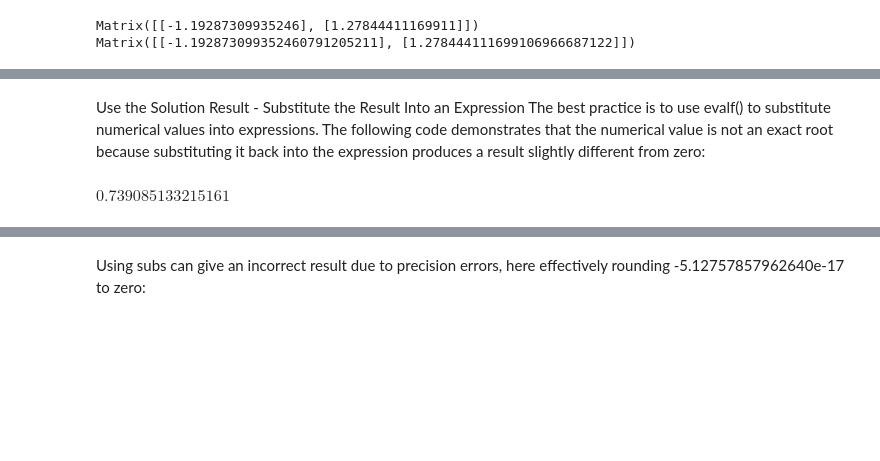
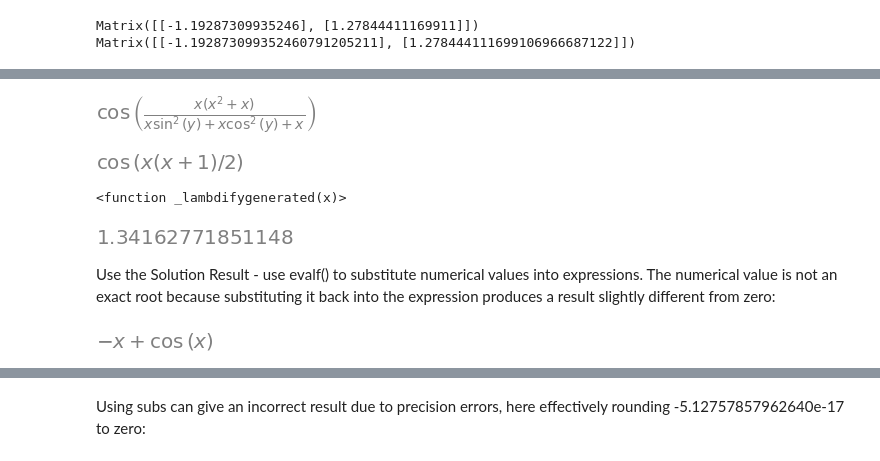
Before and after one commit to raywkhon/PyAstro, a Jupyter notebook: SymPy3.ipynb, the cells around one changed output, grey strips where cells are left out. Cells and saved outputs as stored; diff of their text form; code cells hidden in the pictures; blank space fills up the shorter version.

```diff
--- a/SymPy3.ipynb
+++ b/SymPy3.ipynb
@@ -117,11 +111,32 @@ sol.root
+# %%
+from sympy import simplify, cos, sin, lambdify
+from sympy.abc import x, y
+from scipy.optimize import root_scalar
+expr = cos(x * (x + x**2)/(x*sin(y)**2 + x*cos(y)**2 + x))
+expr
+# %% [output]
+[figure, added]
+# %%
+expr2 = simplify(expr) # 1. symbolically simplify expression
+expr2
+# %% [output]
+[figure, added]
+# %%
+lam_f = lambdify(x, cos(x*(x + 1)/2)) # 2. lambdify
+lam_f
+# %% [output]
+<function _lambdifygenerated(x)>
+# %%
+sol = root_scalar(lam_f, bracket=[0, 2]) # 3. numerically solve using SciPy
+sol.root
+# %% [output]
+[figure, added]
 # %% [markdown]
-Use the Solution Result - Substitute the Result Into an Expression
-The best practice is to use evalf() to substitute numerical values into expressions. The following code demonstrates that the numerical value is not an exact root because substituting it back into the expression produces a result slightly different from zero:
+Use the Solution Result - use evalf() to substitute numerical values into expressions. The numerical value is not an exact root because substituting it back into the expression produces a result slightly different from zero:
-# %%
-
-from sympy import cos, nsolve, Symbol
-x = Symbol('x')
-f = cos(x) - x
-x_value = nsolve(f, x, 1); x_value
-# %% [output]
-$\displaystyle 0.739085133215161$
+# %%
+from sympy import cos, nsolve, Symbol
+x = Symbol('x')
+f = cos(x) - x
+f
+# %% [output]
+[figure, added]
```
Also changed, not shown: parts of 34 cells of this notebook, 10 other files.
